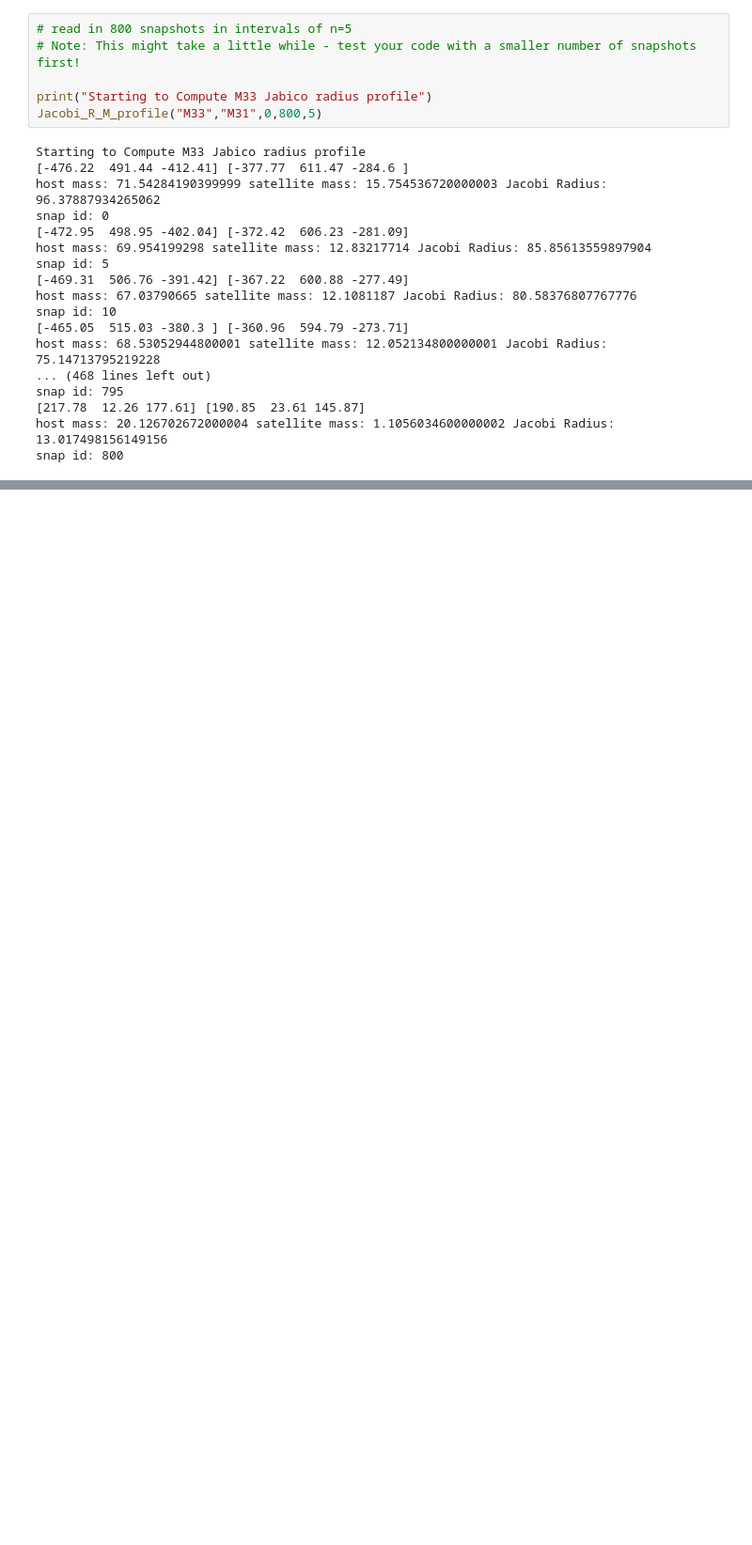
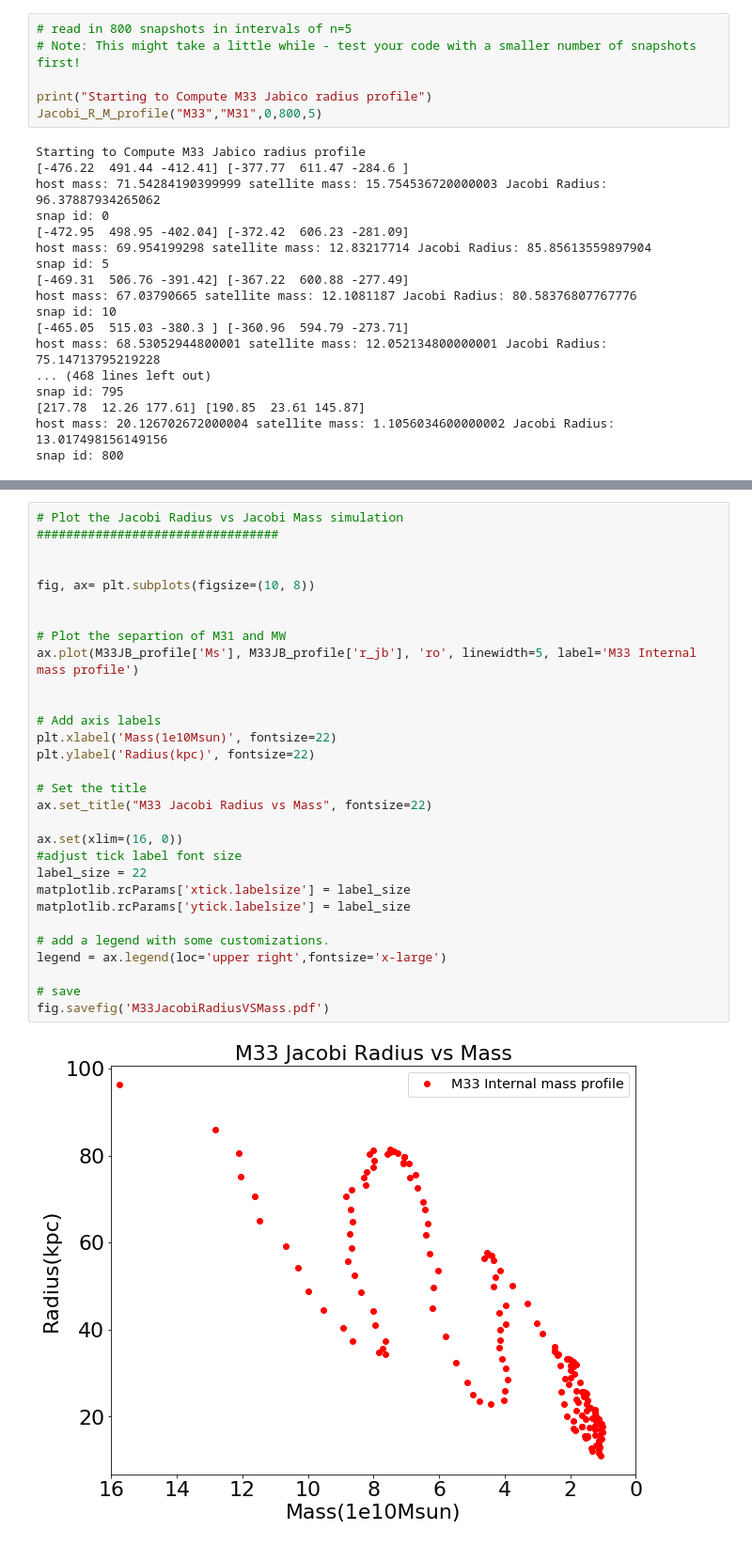
Before and after one commit to 400BChen/400B_Chen, a Jupyter notebook: Research_Assignment_Project/RA3/RA3.ipynb, the cells around one changed output, grey strips where cells are left out. Shown: that part at 94% size. Saved outputs shown, nothing was run; the diff lists cells and outputs as text; blank space fills up the shorter version.

```diff
--- a/Research_Assignment_Project/RA3/RA3.ipynb
+++ b/Research_Assignment_Project/RA3/RA3.ipynb
@@ -156,0 +244,32 @@ snap id: 800
+# %%
+# Plot the Jacobi Radius vs Jacobi Mass simulation
+#################################
+
+
+fig, ax= plt.subplots(figsize=(10, 8))
+
+
+# Plot the separtion of M31 and MW
+ax.plot(M33JB_profile['Ms'], M33JB_profile['r_jb'], 'ro', linewidth=5, label='M33 Internal mass profile')
+
+
+# Add axis labels
+plt.xlabel('Mass(1e10Msun)', fontsize=22)
+plt.ylabel('Radius(kpc)', fontsize=22)
+
+# Set the title
+ax.set_title("M33 Jacobi Radius vs Mass", fontsize=22)
+
+ax.set(xlim=(16, 0))
+#adjust tick label font size
+label_size = 22
+matplotlib.rcParams['xtick.labelsize'] = label_size
+matplotlib.rcParams['ytick.labelsize'] = label_size
+
+# add a legend with some customizations.
+legend = ax.legend(loc='upper right',fontsize='x-large')
+
+# save
+fig.savefig('M33JacobiRadiusVSMass.pdf')
+# %% [output]
+[figure, added]
```
Also changed, not shown: parts of 7 cells of this notebook, 4 other files.
